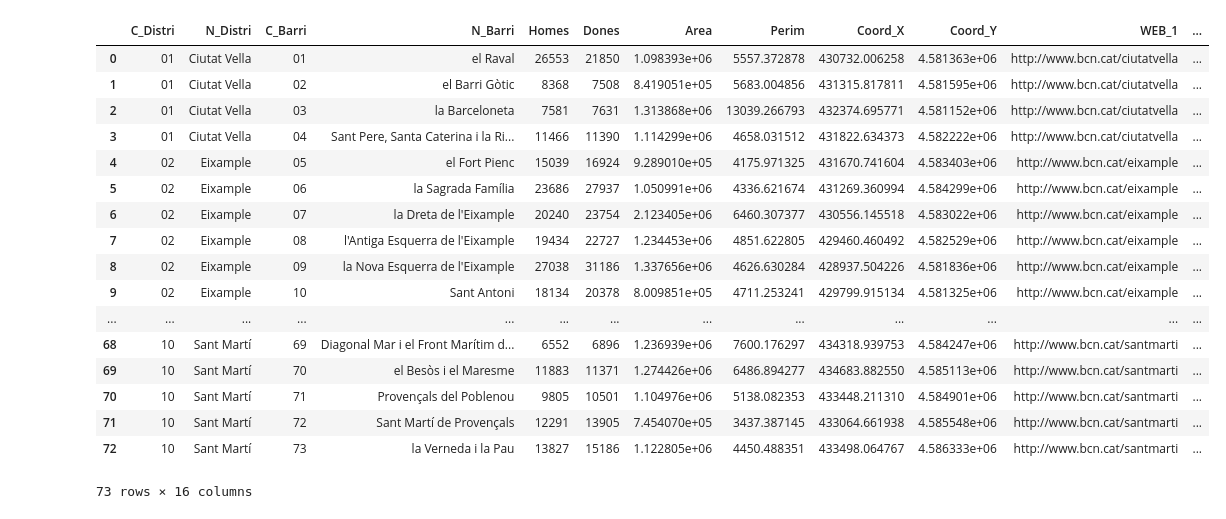
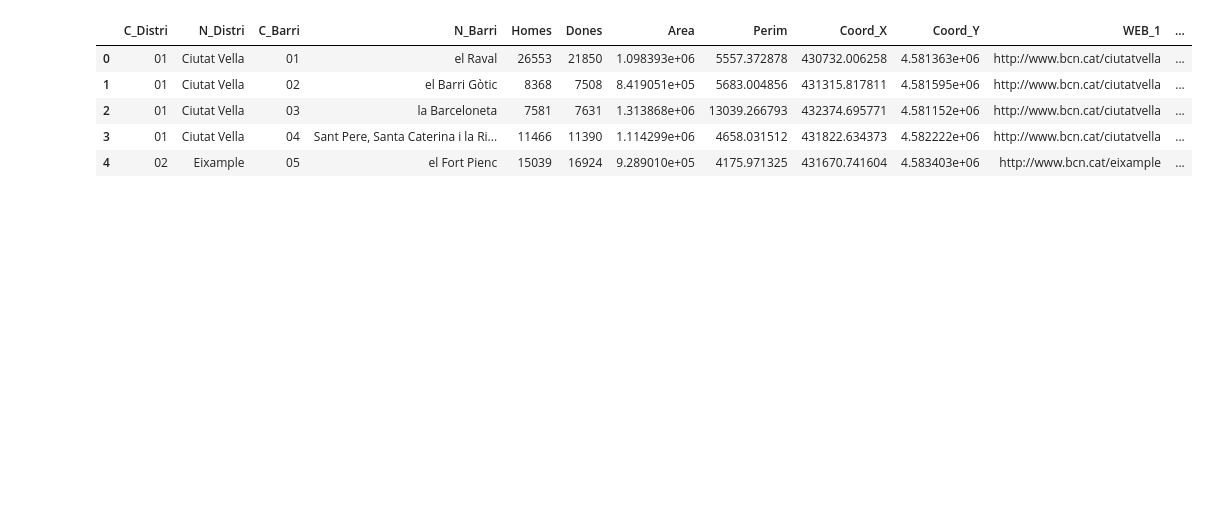
Before and after one commit to AusiasMarch/electroPaula, a Jupyter notebook: notebooks/bcn/ratio.ipynb, the cells around one changed output. Drawn from its saved outputs; the diff is of its cells as text; code cells hidden in the pictures; blank space fills up the shorter version.

Commit message:
Solo imprimir el head de la tabla.

```diff
--- a/notebooks/bcn/ratio.ipynb
+++ b/notebooks/bcn/ratio.ipynb
@@ -11,26 +11,14 @@ barris_topo = os.path.join('bcn-geodata', 'barris', 'barris_topo.json')
 barris_gpd = gpd.read_file(barris_geo)
 barris_gpd['Ratio'] = barris_gpd['Homes']/barris_gpd['Dones']
 # %%
-barris_gpd
+barris_gpd.head()
 # %% [output]
 |  | C_Distri | N_Distri | C_Barri | N_Barri | Homes | Dones | Area | Perim | Coord_X | Coord_Y | WEB_1 | ... |
 | 0 | 01 | Ciutat Vella | 01 | el Raval | 26553 | 21850 | 1.098393e+06 | 5557.372878 | 430732.006258 | 4.581363e+06 | http://www.bcn.cat/ciutatvella | ... |
 | 1 | 01 | Ciutat Vella | 02 | el Barri Gòtic | 8368 | 7508 | 8.419051e+05 | 5683.004856 | 431315.817811 | 4.581595e+06 | http://www.bcn.cat/ciutatvella | ... |
 | 2 | 01 | Ciutat Vella | 03 | la Barceloneta | 7581 | 7631 | 1.313868e+06 | 13039.266793 | 432374.695771 | 4.581152e+06 | http://www.bcn.cat/ciutatvella | ... |
 | 3 | 01 | Ciutat Vella | 04 | Sant Pere, Santa Caterina i la Ri... | 11466 | 11390 | 1.114299e+06 | 4658.031512 | 431822.634373 | 4.582222e+06 | http://www.bcn.cat/ciutatvella | ... |
 | 4 | 02 | Eixample | 05 | el Fort Pienc | 15039 | 16924 | 9.289010e+05 | 4175.971325 | 431670.741604 | 4.583403e+06 | http://www.bcn.cat/eixample | ... |
-| 5 | 02 | Eixample | 06 | la Sagrada Família | 23686 | 27937 | 1.050991e+06 | 4336.621674 | 431269.360994 | 4.584299e+06 | http://www.bcn.cat/eixample | ... |
-| 6 | 02 | Eixample | 07 | la Dreta de l'Eixample | 20240 | 23754 | 2.123405e+06 | 6460.307377 | 430556.145518 | 4.583022e+06 | http://www.bcn.cat/eixample | ... |
-| 7 | 02 | Eixample | 08 | l'Antiga Esquerra de l'Eixample | 19434 | 22727 | 1.234453e+06 | 4851.622805 | 429460.460492 | 4.582529e+06 | http://www.bcn.cat/eixample | ... |
-| 8 | 02 | Eixample | 09 | la Nova Esquerra de l'Eixample | 27038 | 31186 | 1.337656e+06 | 4626.630284 | 428937.504226 | 4.581836e+06 | http://www.bcn.cat/eixample | ... |
-| 9 | 02 | Eixample | 10 | Sant Antoni | 18134 | 20378 | 8.009851e+05 | 4711.253241 | 429799.915134 | 4.581325e+06 | http://www.bcn.cat/eixample | ... |
-| ... | ... | ... | ... | ... | ... | ... | ... | ... | ... | ... | ... | ... |
-| 68 | 10 | Sant Martí | 69 | Diagonal Mar i el Front Marítim d... | 6552 | 6896 | 1.236939e+06 | 7600.176297 | 434318.939753 | 4.584247e+06 | http://www.bcn.cat/santmarti | ... |
-| 69 | 10 | Sant Martí | 70 | el Besòs i el Maresme | 11883 | 11371 | 1.274426e+06 | 6486.894277 | 434683.882550 | 4.585113e+06 | http://www.bcn.cat/santmarti | ... |
-| 70 | 10 | Sant Martí | 71 | Provençals del Poblenou | 9805 | 10501 | 1.104976e+06 | 5138.082353 | 433448.211310 | 4.584901e+06 | http://www.bcn.cat/santmarti | ... |
-| 71 | 10 | Sant Martí | 72 | Sant Martí de Provençals | 12291 | 13905 | 7.454070e+05 | 3437.387145 | 433064.661938 | 4.585548e+06 | http://www.bcn.cat/santmarti | ... |
-| 72 | 10 | Sant Martí | 73 | la Verneda i la Pau | 13827 | 15186 | 1.122805e+06 | 4450.488351 | 433498.064767 | 4.586333e+06 | http://www.bcn.cat/santmarti | ... |
-73 rows × 16 columns
 # %%
 m = folium.Map(
     location=location,
```
